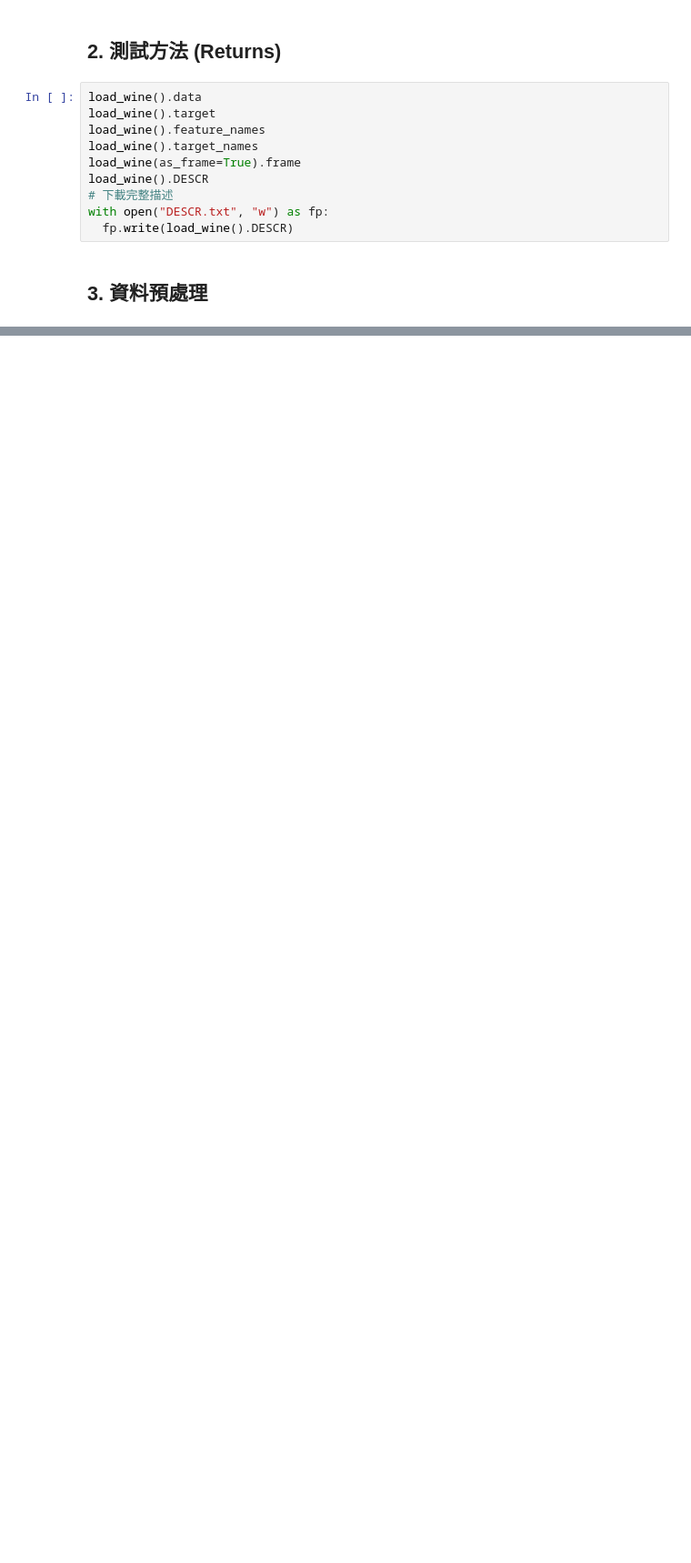
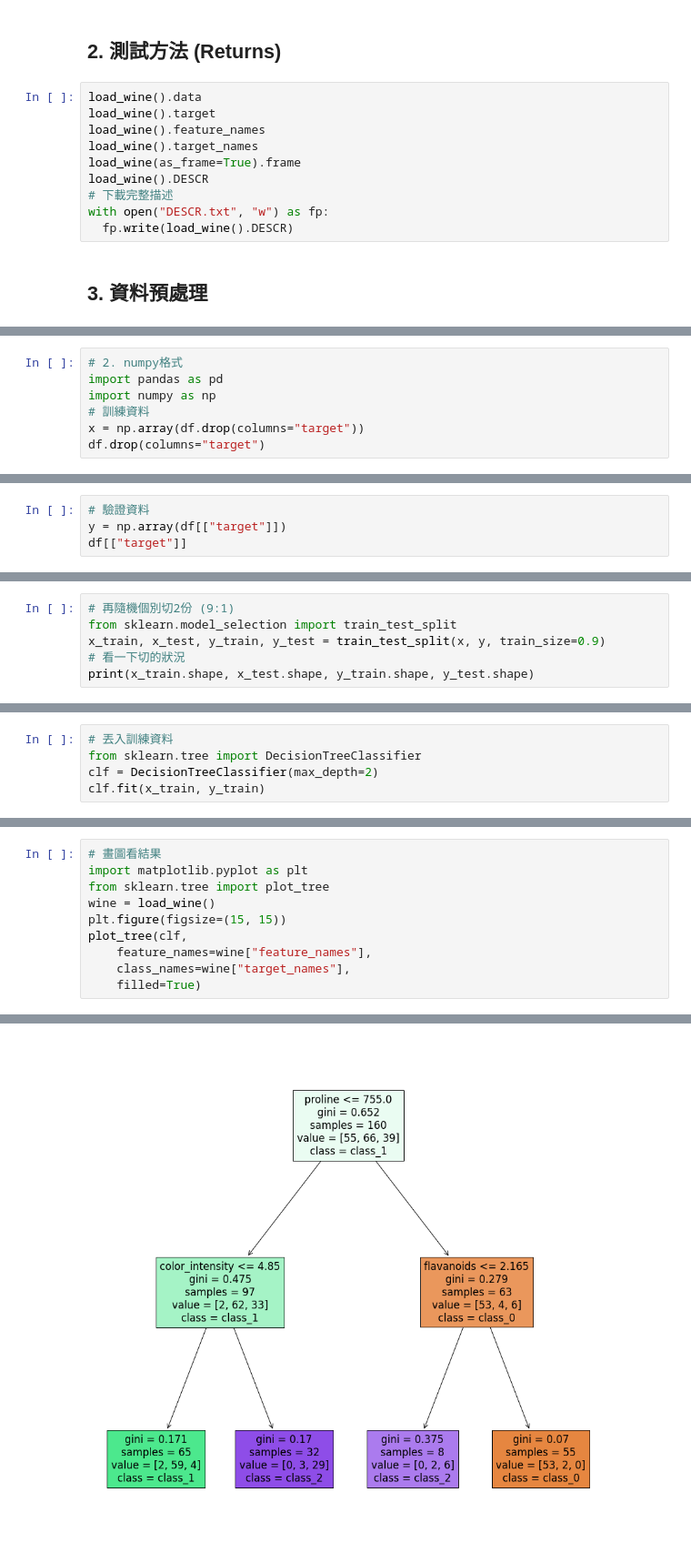
Before and after one commit to RabbitKM/exercise-python, a Jupyter notebook: ML_classification_wine.ipynb, the cells around one changed output, grey strips where cells are left out. Shown at 91% size. Saved outputs shown, nothing was run; the diff lists cells and outputs as text; blank space fills up the shorter version.

```diff
--- a/ML_classification_wine.ipynb
+++ b/ML_classification_wine.ipynb
@@ -60,3 +61,10 @@ df
 | 176 | 13.17 | 2.59 | 2.37 | 20.0 | 120.0 | 1.65 | 0.68 | ... |
 | 177 | 14.13 | 4.10 | 2.74 | 24.5 | 96.0 | 2.05 | 0.76 | ... |
 178 rows × 14 columns
+# %%
+# 2. numpy格式
+import pandas as pd
+import numpy as np
+# 訓練資料
+x = np.array(df.drop(columns="target"))
+df.drop(columns="target")
@@ -62,0 +85,4 @@ df
+# %%
+# 驗證資料
+y = np.array(df[["target"]])
+df[["target"]]
@@ -62,0 +103,6 @@ df
+# %%
+# 再隨機個別切2份 (9:1)
+from sklearn.model_selection import train_test_split
+x_train, x_test, y_train, y_test = train_test_split(x, y, train_size=0.9)
+# 看一下切的狀況
+print(x_train.shape, x_test.shape, y_train.shape, y_test.shape)
@@ -62,0 +113,5 @@ df
+# %%
+# 丟入訓練資料
+from sklearn.tree import DecisionTreeClassifier
+clf = DecisionTreeClassifier(max_depth=2)
+clf.fit(x_train, y_train)
@@ -62,0 +120,11 @@ df
+# %%
+# 畫圖看結果
+import matplotlib.pyplot as plt
+from sklearn.tree import plot_tree
+wine = load_wine()
+plt.figure(figsize=(15, 15))
+plot_tree(clf,
+    feature_names=wine["feature_names"],
+    class_names=wine["target_names"],
+    filled=True)
+# %% [output]
@@ -62,0 +138 @@ df
+[figure, added]
```
Also changed, not shown: parts of 8 cells of this notebook.
